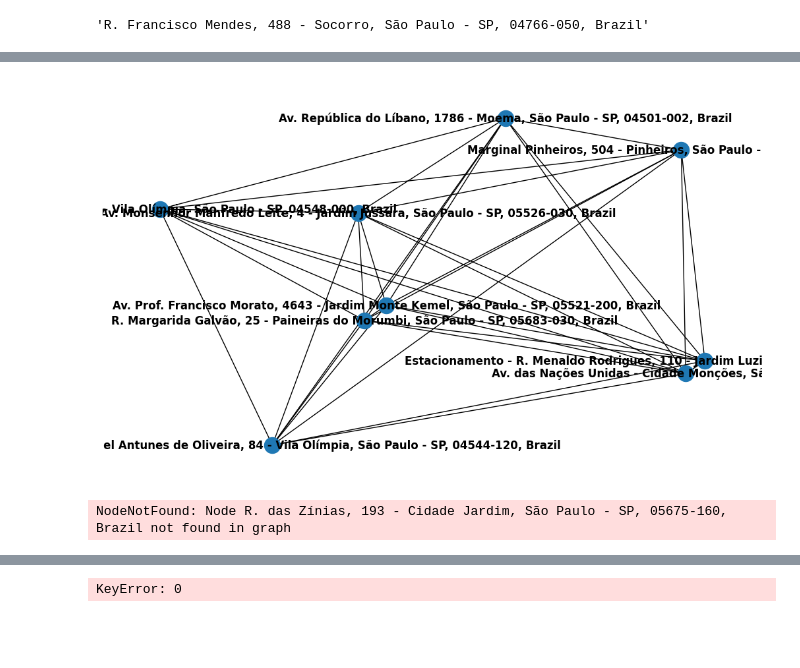
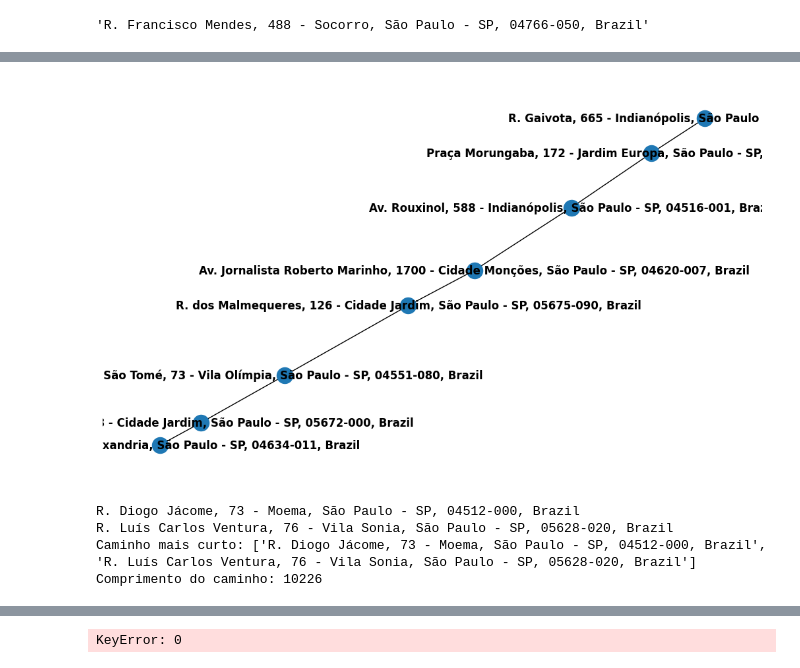
Before and after one commit to 55Hian/Estrutura-de-dados, a Jupyter notebook: atividade2.ipynb, the cells around one changed output, grey strips where cells are left out. Drawn from its saved outputs; the diff is of its cells as text; code cells hidden in the pictures; blank space fills up the shorter version.

```diff
--- a/atividade2.ipynb
+++ b/atividade2.ipynb
@@ -160,4 +169,0 @@ maps.getTrajectory('-23.668584799057903, -46.70843646096262', 'Av. Octalles Marc
-# %%
-precision = 3
-points = maps.set_points(precision, -23.611021344909872, -23.591673140965373, -46.7630819591984 ,-46.64480726729338)
-print(points)
@@ -165,0 +170,7 @@ print(points)
+# %%
+precision = 3
+origem = 'Av. Eng. Eusébio Stevaux, 823 - Santo Amaro, São Paulo - SP, 04696-000'
+destino = 'Av. Paulista, 1578 - Bela Vista, São Paulo - SP, 01310-200'
+points = maps.set_points(precision, origem, destino)
+# points['00'] = origem
+print(points)
@@ -221,6 +228,7 @@ import matplotlib.pyplot as plt
 G = nx.Graph()
 # %%
 print(distance[0]['Origem'][0])
+print(distance)
 
 for i in range(len(distance)):
     # print(dado['Origem'][0])
@@ -287,29 +295,21 @@ for i in range(len(distance)):
             distancia = distance[i]['Distancia']['value']
             G.add_edge(origem, destino, weight=distancia)
 
-    if distance[i]['Origem'][0] == distance[64]['Origem'][0]:
-        if distance[i]['Destino'][0] != distance[0]['Origem'][0] and distance[i]['Destino'][0] != distance[8]['Origem'][0] and distance[i]['Destino'][0] != distance[16]['Origem'][0] and distance[i]['Destino'][0] != distance[24]['Origem'][0] and distance[i]['Destino'][0] != distance[32]['Origem'][0] and distance[i]['Destino'][0] != distance[40]['Origem'][0] and distance[i]['Destino'][0] != distance[48]['Origem'][0] and distance[i]['Destino'][0] != distance[56]['Origem'][0]:
-            print(distance[i]['Origem'][0])
-            origem = distance[i]['Origem'][0]
-            destino = distance[i]['Destino'][0]
-            distancia = distance[i]['Distancia']['value']
-            G.add_edge(origem, destino, weight=distancia)
+    # if distance[i]['Origem'][0] == distance[64]['Origem'][0]:
+    #     if distance[i]['Destino'][0] != distance[0]['Origem'][0] and distance[i]['Destino'][0] != distance[8]['Origem'][0] and distance[i]['Destino'][0] != distance[16]['Origem'][0] and distance[i]['Destino'][0] != distance[24]['Origem'][0] and distance[i]['Destino'][0] != distance[32]['Origem'][0] and distance[i]['Destino'][0] != distance[40]['Origem'][0] and distance[i]['Destino'][0] != distance[48]['Origem'][0] and distance[i]['Destino'][0] != distance[56]['Origem'][0]:
+    #         print(distance[i]['Origem'][0])
+    #         origem = distance[i]['Origem'][0]
+    #         destino = distance[i]['Destino'][0]
+    #         distancia = distance[i]['Distancia']['value']
+    #         G.add_edge(origem, destino, weight=distancia)
 
-    if distance[i]['Origem'][0] == distance[71]['Origem'][0]:
-        if distance[i]['Destino'][0] != distance[0]['Origem'][0] and distance[i]['Destino'][0] != distance[8]['Origem'][0] and distance[i]['Destino'][0] != distance[16]['Origem'][0] and distance[i]['Destino'][0] != distance[24]['Origem'][0] and distance[i]['Destino'][0] != distance[32]['Origem'][0] and distance[i]['Destino'][0] != distance[40]['Origem'][0] and distance[i]['Destino'][0] != distance[48]['Origem'][0] and distance[i]['Destino'][0] != distance[56]['Origem'][0] and distance[i]['Destino'][0] != distance[64]['Origem'][0]:
-            print(distance[i]['Origem'][0])
-            origem = distance[i]['Origem'][0]
-            destino = distance[i]['Destino'][0]
-            distancia = distance[i]['Distancia']['value']
-            G.add_edge(origem, destino, weight=distancia)
-
-
-    # if dado['Origem'][0] == distance[24]['Origem'][0]:
-    #     print(dado['Origem'][0])
-    #     origem = dado['Origem'][0]
-    #     destino = dado['Destino'][0]
-    #     distancia = dado['Distancia']['value']
-    #     G.add_edge(origem, destino, weight=distancia)
+    # if distance[i]['Origem'][0] == distance[71]['Origem'][0]:
+    #     if distance[i]['Destino'][0] != distance[0]['Origem'][0] and distance[i]['Destino'][0] != distance[8]['Origem'][0] and distance[i]['Destino'][0] != distance[16]['Origem'][0] and distance[i]['Destino'][0] != distance[24]['Origem'][0] and distance[i]['Destino'][0] != distance[32]['Origem'][0] and distance[i]['Destino'][0] != distance[40]['Origem'][0] and distance[i]['Destino'][0] != distance[48]['Origem'][0] and distance[i]['Destino'][0] != distance[56]['Origem'][0] and distance[i]['Destino'][0] != distance[64]['Origem'][0]:
+    #         print(distance[i]['Origem'][0])
+    #         origem = distance[i]['Origem'][0]
+    #         destino = distance[i]['Destino'][0]
+    #         distancia = distance[i]['Distancia']['value']
+    #         G.add_edge(origem, destino, weight=distancia)
 
 plt.figure(figsize=(10, 6))
 nx.draw(G, with_labels=True, font_weight='bold')
@@ -335,4 +335,4 @@ Marginal Pinheiros, 504 - Pinheiros, São Paulo - SP, 04533-085, Brazil
-[figure, old version]
+[figure, new version]
 # %%
 def dijkstra(grafo, origem, destino):
 
@@ -344,8 +344,8 @@ def dijkstra(grafo, origem, destino):
 # origem = points.get('00')
 # destino = points.get('22')
 
-origem = 'R. das Zínias, 193 - Cidade Jardim, São Paulo - SP, 05675-160, Brazil'
-destino = 'R. Luís Gois, 2021 - Vila Clementino, São Paulo - SP, 04043-400, Brazil'
+origem = 'R. Diogo Jácome, 73 - Moema, São Paulo - SP, 04512-000, Brazil'
+destino = 'R. Luís Carlos Ventura, 76 - Vila Sonia, São Paulo - SP, 05628-020, Brazil'
 
 caminho, comprimento = dijkstra(G, origem, destino)
 print(origem)
@@ -353,7 +353,10 @@ print(destino)
 print("Caminho mais curto:", caminho)
 print("Comprimento do caminho:", comprimento)
 # %% [output]
-NodeNotFound: Node R. das Zínias, 193 - Cidade Jardim, São Paulo - SP, 05675-160, Brazil not found in graph
+R. Diogo Jácome, 73 - Moema, São Paulo - SP, 04512-000, Brazil
+R. Luís Carlos Ventura, 76 - Vila Sonia, São Paulo - SP, 05628-020, Brazil
+Caminho mais curto: ['R. Diogo Jácome, 73 - Moema, São Paulo - SP, 04512-000, Brazil', 'R. Luís Carlos Ventura, 76 - Vila Sonia, São Paulo - SP, 05628-020, Brazil']
+Comprimento do caminho: 10226
 # %%
 array = []
 
```
Also changed, not shown: parts of 11 cells of this notebook, 2 other files.
